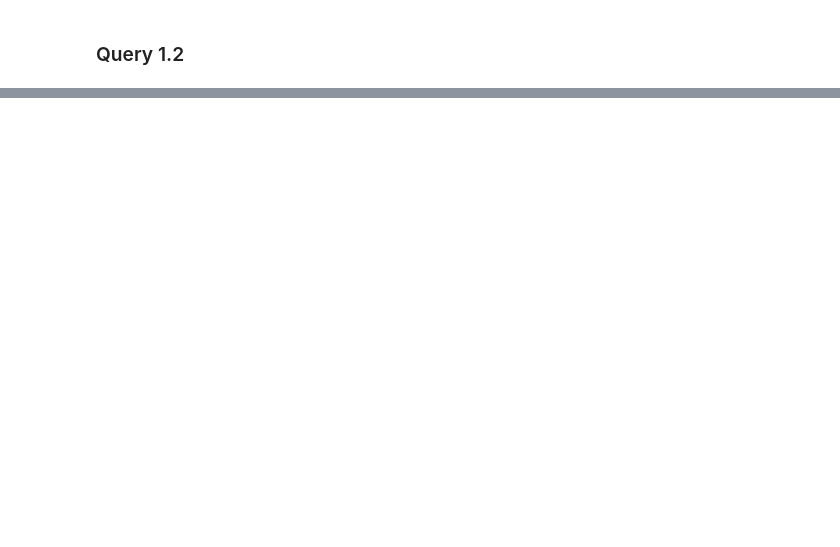
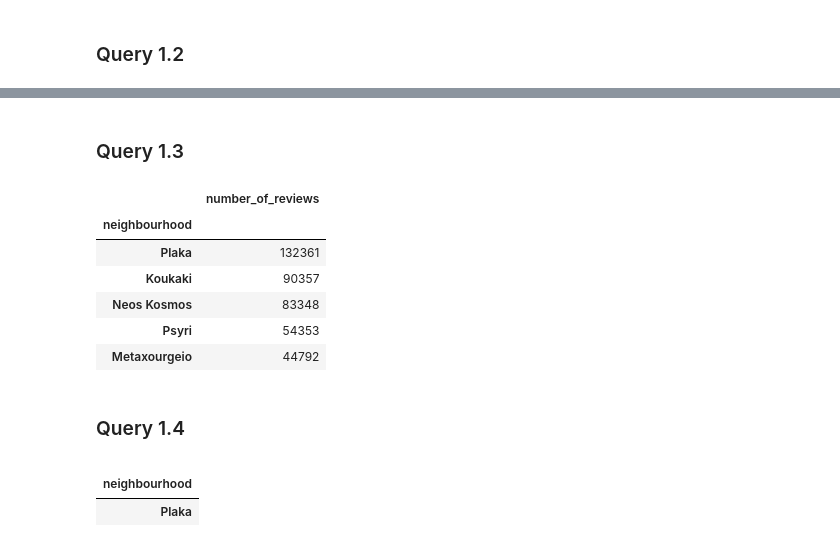
Before and after one commit to jdaridis/Airbnb-Mining, a Jupyter notebook: Python/Q1.ipynb, the cells around one changed output, grey strips where cells are left out. Drawn from its saved outputs; the diff is of its cells as text; code cells hidden in the pictures; blank space fills up the shorter version.

```diff
--- a/Python/Q1.ipynb
+++ b/Python/Q1.ipynb
@@ -87,0 +131,24 @@ q1.head(n=1).index[0]
+# %% [markdown]
+### Query 1.3
+# %%
+q3 = all_listings.groupby(['neighbourhood']).sum()
+q3 = q3.sort_values('number_of_reviews', ascending = False)
+q3.head(5).filter(items=['number_of_reviews'])
+# %% [output]
+|  | number_of_reviews |
+| neighbourhood |  |
+| Plaka | 132361 |
+| Koukaki | 90357 |
+| Neos Kosmos | 83348 |
+| Psyri | 54353 |
+| Metaxourgeio | 44792 |
+# %% [markdown]
+### Query 1.4
+# %%
+q4 = all_listings.groupby(['neighbourhood']).count()
+q4 = q4.sort_values(['id'], ascending = False)
+q4.head(1).filter(items=[])
+# %% [output]
+|  |
+| neighbourhood |
+| Plaka |
```
Also changed, not shown: parts of 25 cells of this notebook, 1 other file.
